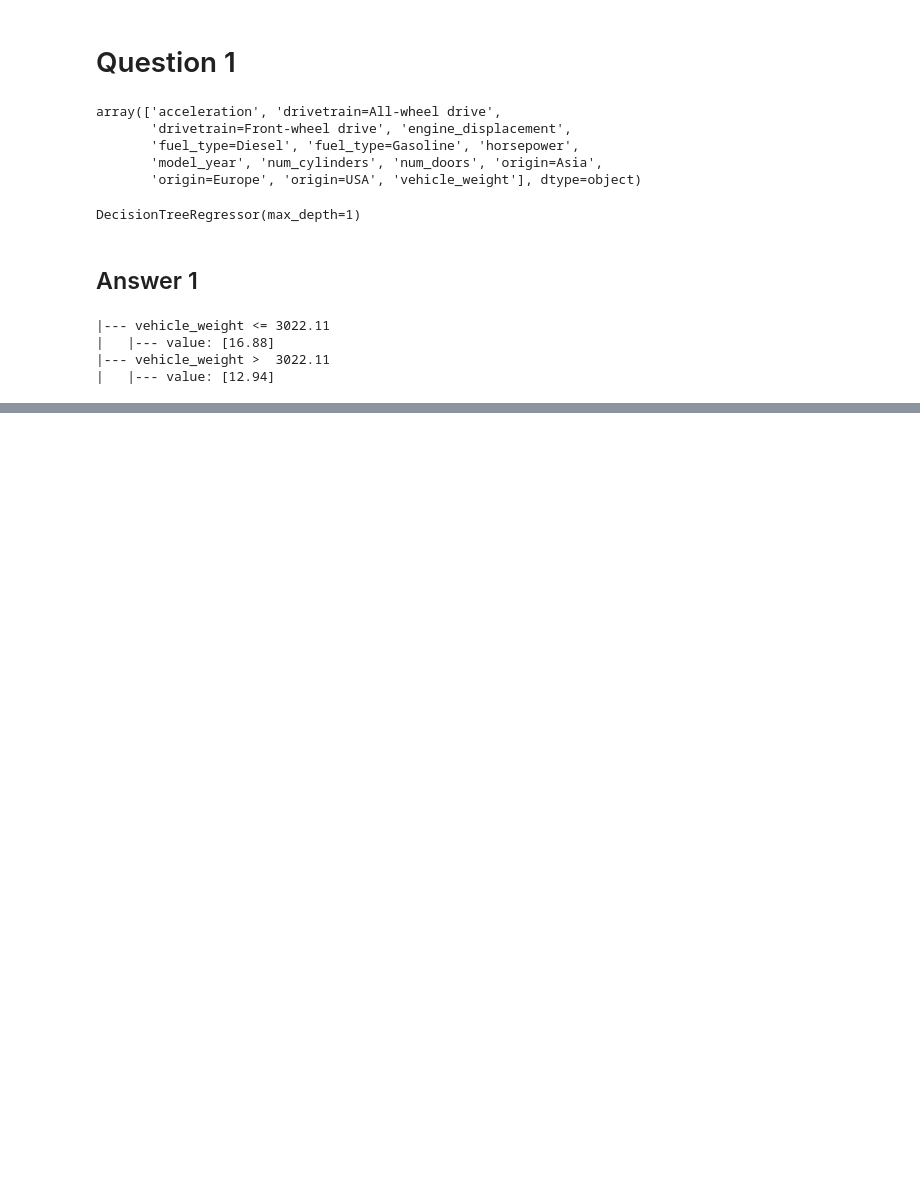
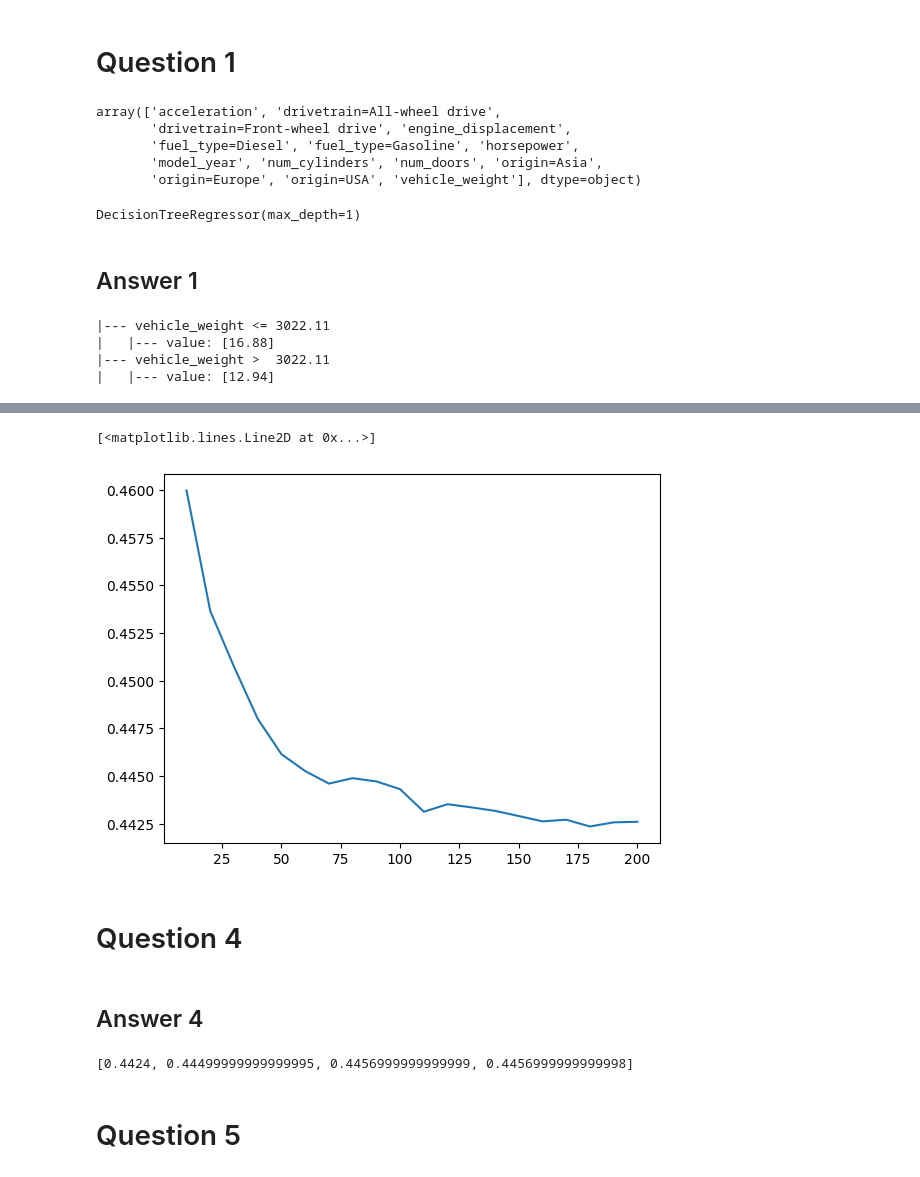
Before and after one commit to paccale/machine-learning-zoomcamp-homework, a Jupyter notebook: 06_Trees/Trees.ipynb, the cells around one changed output, grey strips where cells are left out. Cells and saved outputs as stored; diff of their text form; code cells hidden in the pictures; blank space fills up the shorter version.

```diff
--- a/06_Trees/Trees.ipynb
+++ b/06_Trees/Trees.ipynb
@@ -114,0 +126,2 @@ print(export_text(dt, feature_names=dv.get_feature_names_out()))
+# %%
+y_pred = rf.predict(X_val)
@@ -114,0 +134,3 @@ print(export_text(dt, feature_names=dv.get_feature_names_out()))
+# %%
+rmse = root_mean_squared_error(y_val, y_pred)
+rmse
@@ -114,0 +141,10 @@ print(export_text(dt, feature_names=dv.get_feature_names_out()))
+# %%
+num_estimators = [i for i in range(10, 201, 10)]
+scores = []
+for n in num_estimators:
+    rf = RandomForestRegressor(n_estimators=n, random_state=1, n_jobs=-1)
+    rf.fit(X_train, y_train)
+    y_pred = rf.predict(X_val)
+    rmse = round(root_mean_squared_error(y_val, y_pred),3)
+    scores.append((n, rmse)
+                  )
@@ -114,0 +174,9 @@ print(export_text(dt, feature_names=dv.get_feature_names_out()))
+# %%
+df_scores = pd.DataFrame(scores, columns=['n_estimators', 'rmse'])
+# %%
+plt.plot(df_scores.n_estimators, df_scores.rmse)
+# %% [output]
+[<matplotlib.lines.Line2D at 0x...>]
+[figure, added]
+# %% [markdown]
+# Question 4
@@ -114,0 +196,8 @@ print(export_text(dt, feature_names=dv.get_feature_names_out()))
+# %% [markdown]
+## Answer 4
+# %%
+scores
+# %% [output]
+[0.4424, 0.44499999999999995, 0.4456999999999999, 0.4456999999999998]
+# %% [markdown]
+# Question 5
```
Also changed, not shown: parts of 20 cells of this notebook.
